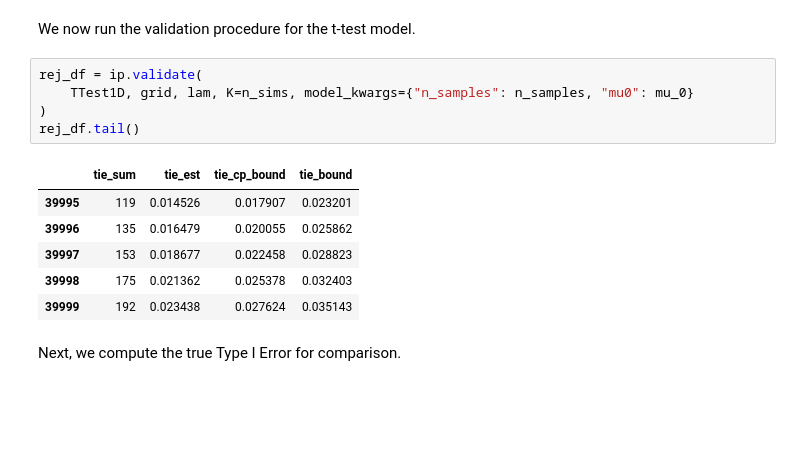
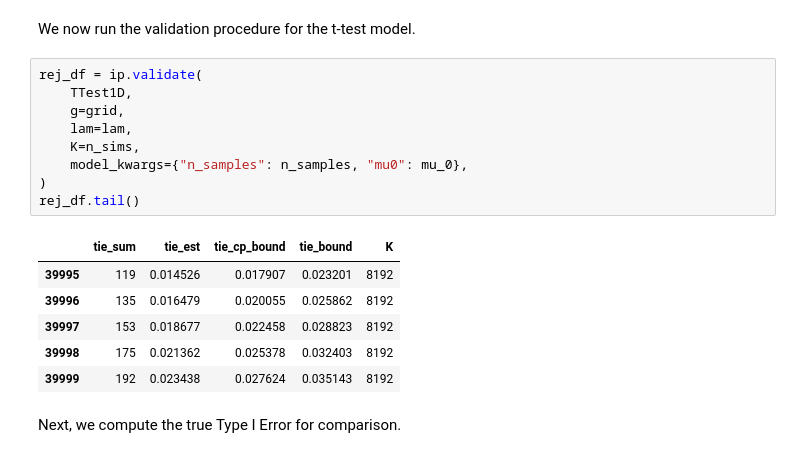
Before and after one commit to Confirm-Solutions/imprint, a Jupyter notebook: tutorials/t_test.ipynb, the cells around one changed output. Cells and saved outputs as stored; diff of their text form; blank space fills up the shorter version.

```diff
--- a/tutorials/t_test.ipynb
+++ b/tutorials/t_test.ipynb
@@ -75,16 +78,20 @@ _gen_short_uuids(n=40000, worker_id=1, t=1674768492, n_bits=18, worker_bits=18)
 We now run the validation procedure for the t-test model.
 # %%
 rej_df = ip.validate(
-    TTest1D, grid, lam, K=n_sims, model_kwargs={"n_samples": n_samples, "mu0": mu_0}
+    TTest1D,
+    g=grid,
+    lam=lam,
+    K=n_sims,
+    model_kwargs={"n_samples": n_samples, "mu0": mu_0},
 )
 rej_df.tail()
 # %% [output]
-|  | tie_sum | tie_est | tie_cp_bound | tie_bound |
-| 39995 | 119 | 0.014526 | 0.017907 | 0.023201 |
-| 39996 | 135 | 0.016479 | 0.020055 | 0.025862 |
-| 39997 | 153 | 0.018677 | 0.022458 | 0.028823 |
-| 39998 | 175 | 0.021362 | 0.025378 | 0.032403 |
-| 39999 | 192 | 0.023438 | 0.027624 | 0.035143 |
+|  | tie_sum | tie_est | tie_cp_bound | tie_bound | K |
+| 39995 | 119 | 0.014526 | 0.017907 | 0.023201 | 8192 |
+| 39996 | 135 | 0.016479 | 0.020055 | 0.025862 | 8192 |
+| 39997 | 153 | 0.018677 | 0.022458 | 0.028823 | 8192 |
+| 39998 | 175 | 0.021362 | 0.025378 | 0.032403 | 8192 |
+| 39999 | 192 | 0.023438 | 0.027624 | 0.035143 | 8192 |
 # %% [markdown]
 Next, we compute the true Type I Error for comparison.
 # %%
```
Also changed, not shown: parts of 1 cell of this notebook, 7 other files.
